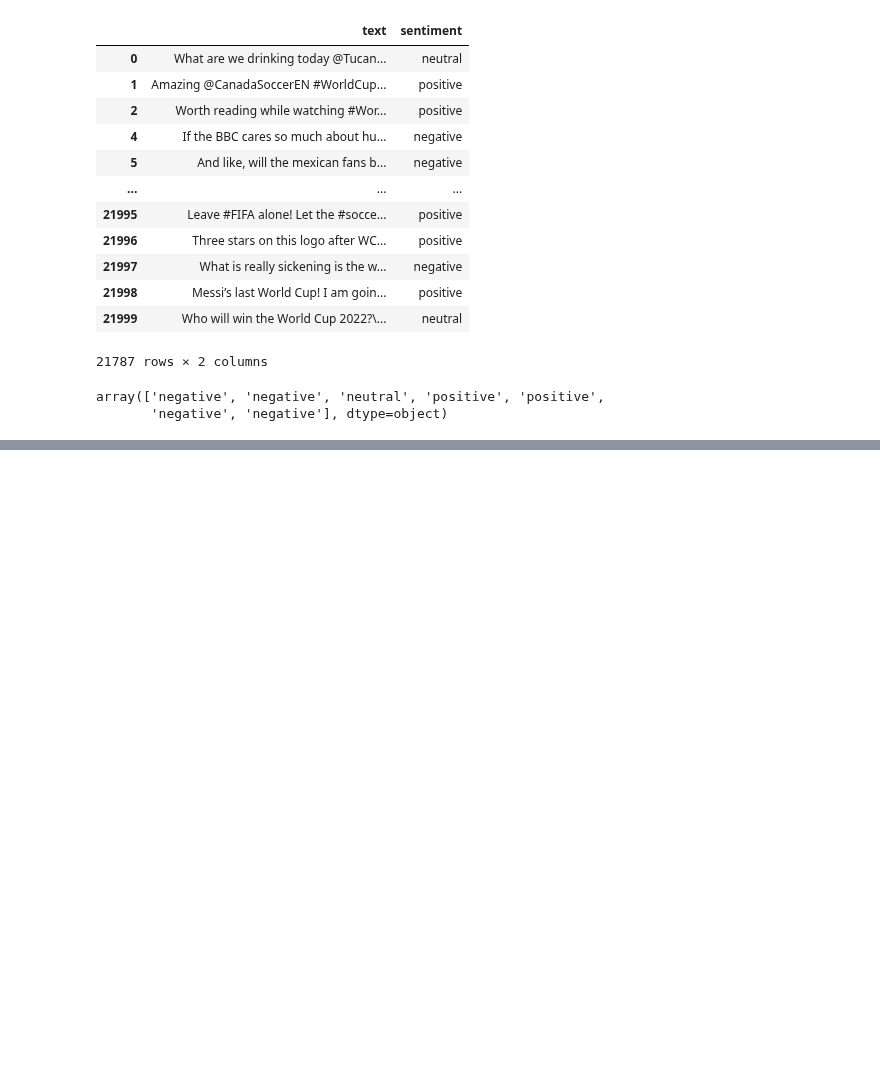
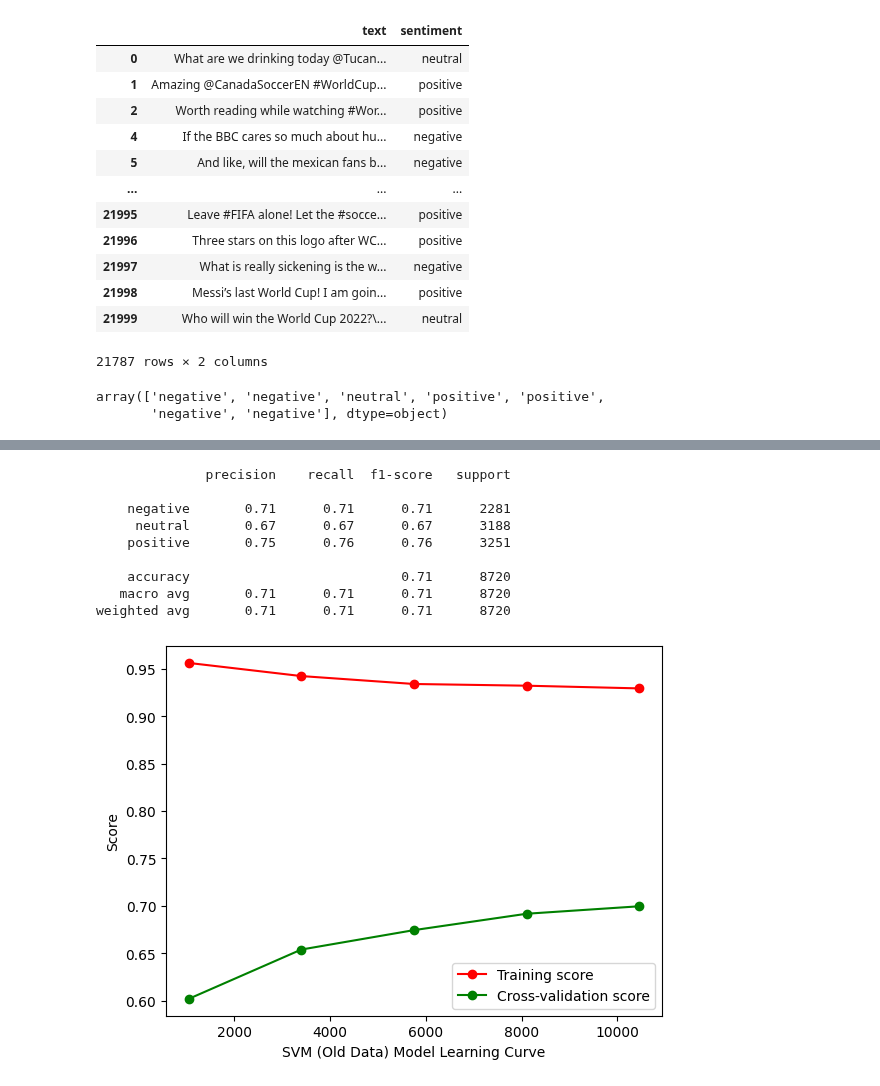
Before and after one commit to COGS118A/Group026-Wi23, a Jupyter notebook: COGS118A replacement data cleaning.ipynb, the cells around one changed output, grey strips where cells are left out. Cells and saved outputs as stored; diff of their text form; code cells hidden in the pictures; blank space fills up the shorter version.

```diff
--- a/COGS118A replacement data cleaning.ipynb
+++ b/COGS118A replacement data cleaning.ipynb
@@ -638,0 +656,12 @@ array(['negative', 'negative', 'neutral', 'positive', 'positive',
+# %%
+from sklearn import metrics
+from sklearn.metrics import classification_report
+
+def test_and_plot_model(clf, X_test, Y_test, X_train, Y_train, model_name):
+    X_new_counts = countVectorizer.transform(X_test)
+    X_new_tfidf = tf_transformer.transform(X_new_counts)
+    predicted = clf.predict(X_new_tfidf)
+    classification_report = metrics.classification_report(Y_test, predicted)
+    print(classification_report)
+    plot_learning_curve(clf, X_train, Y_train, model_name)
+    return classification_report
@@ -638,0 +726,34 @@ array(['negative', 'negative', 'neutral', 'positive', 'positive',
+# %%
+en_fifa_df = pd.read_csv('en_fifa_df.csv')
+
+X = en_fifa_df['text']
+Y = en_fifa_df['sentiment']
+
+from matplotlib import pyplot as plt
+from sklearn.model_selection import train_test_split
+X_train, X_test, Y_train, Y_test = train_test_split(X, Y, random_state=15, train_size=0.6)
+
+# use svm to classify
+from sklearn.feature_extraction.text import CountVectorizer, TfidfTransformer
+from sklearn.svm import SVC
+
+countVectorizer = CountVectorizer()
+X_train = countVectorizer.fit_transform(X_train)
+
+tf_transformer = TfidfTransformer(use_idf=False).fit(X_train)
+X_train = tf_transformer.transform(X_train)
+
+clf_svm_old = SVC().fit(X_train, Y_train)
+
+test_and_plot_model(clf_svm_old, X_test, Y_test, "SVM (Old Data)")
+# %% [output]
+              precision    recall  f1-score   support
+
+    negative       0.71      0.71      0.71      2281
+     neutral       0.67      0.67      0.67      3188
+    positive       0.75      0.76      0.76      3251
+
+    accuracy                           0.71      8720
+   macro avg       0.71      0.71      0.71      8720
+weighted avg       0.71      0.71      0.71      8720
+[figure, added]
```
Also changed, not shown: parts of 57 cells of this notebook.
